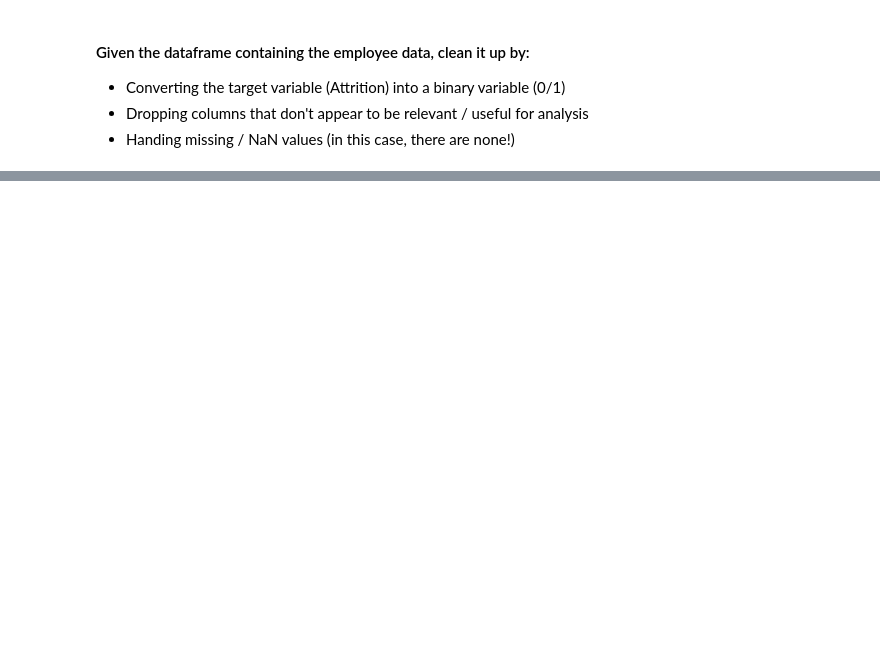
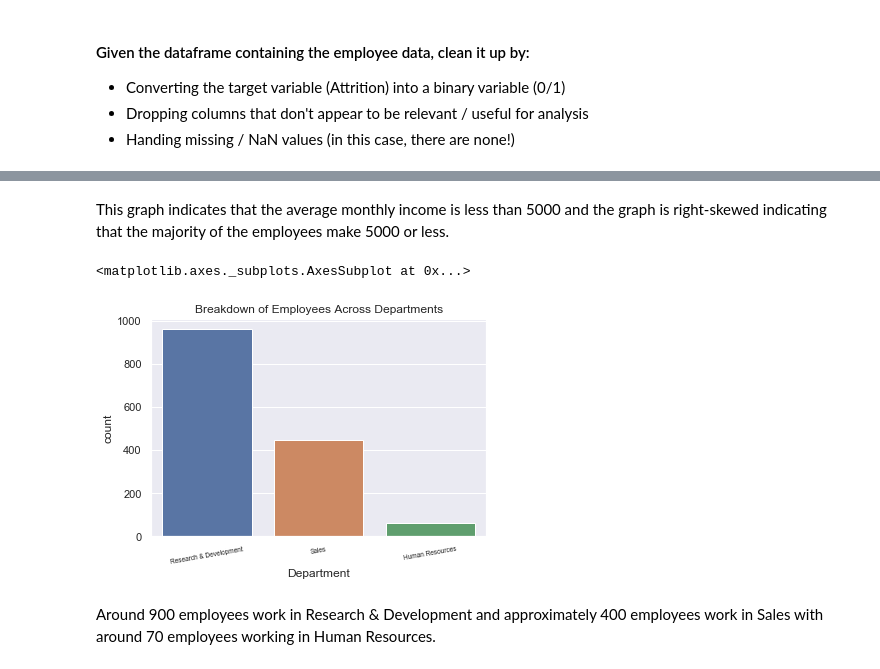
Before and after one commit to keertic/employee-attrition-project, a Jupyter notebook: ibm_hr_data.ipynb, the cells around one changed output, grey strips where cells are left out. Drawn from its saved outputs; the diff is of its cells as text; code cells hidden in the pictures; blank space fills up the shorter version.

```diff
--- a/ibm_hr_data.ipynb
+++ b/ibm_hr_data.ipynb
@@ -50,0 +88,12 @@ sns.boxplot(x=df['DistanceFromHome'])
+# %% [markdown]
+This graph indicates that the average monthly income is less than 5000 and the graph is right-skewed indicating that the majority of the employees make 5000 or less.
+# %%
+fig, ax = plt.subplots()
+ax.set_title('Breakdown of Employees Across Departments')
+ax.set_xticklabels(ax.get_xticklabels(), fontsize=6.5, rotation=10)
+sns.countplot(df.Department, order=df.Department.value_counts().index)
+# %% [output]
+<matplotlib.axes._subplots.AxesSubplot at 0x...>
+[figure, added]
+# %% [markdown]
+Around 900 employees work in Research & Development and approximately 400 employees work in Sales with around 70 employees working in Human Resources.
```
Also changed, not shown: parts of 38 cells of this notebook.
